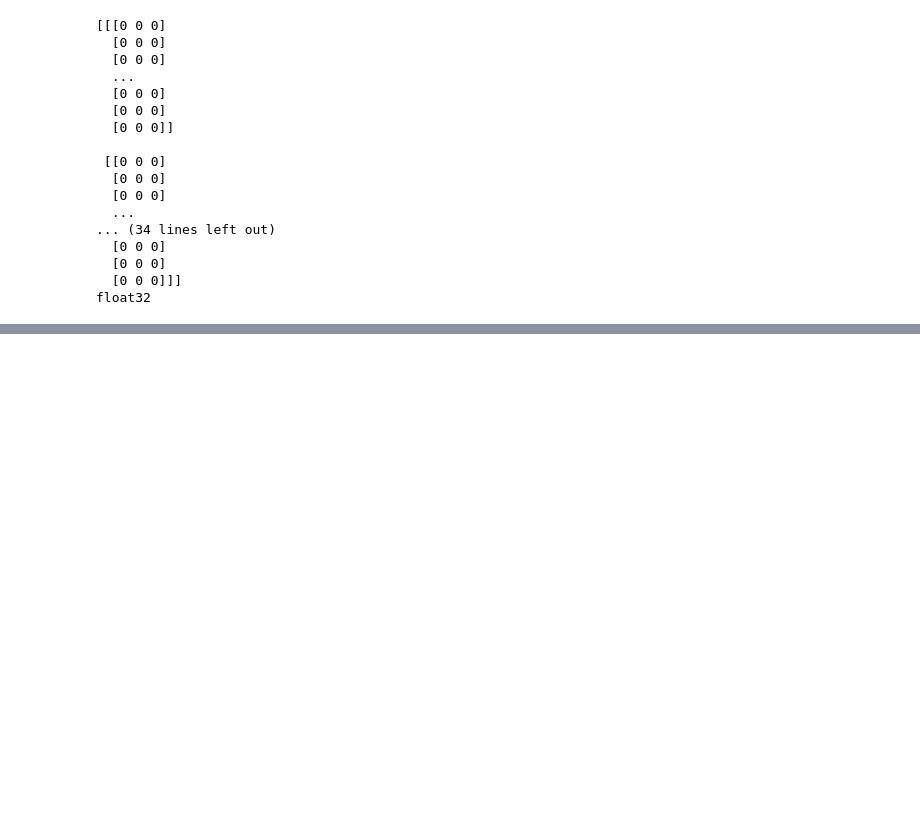
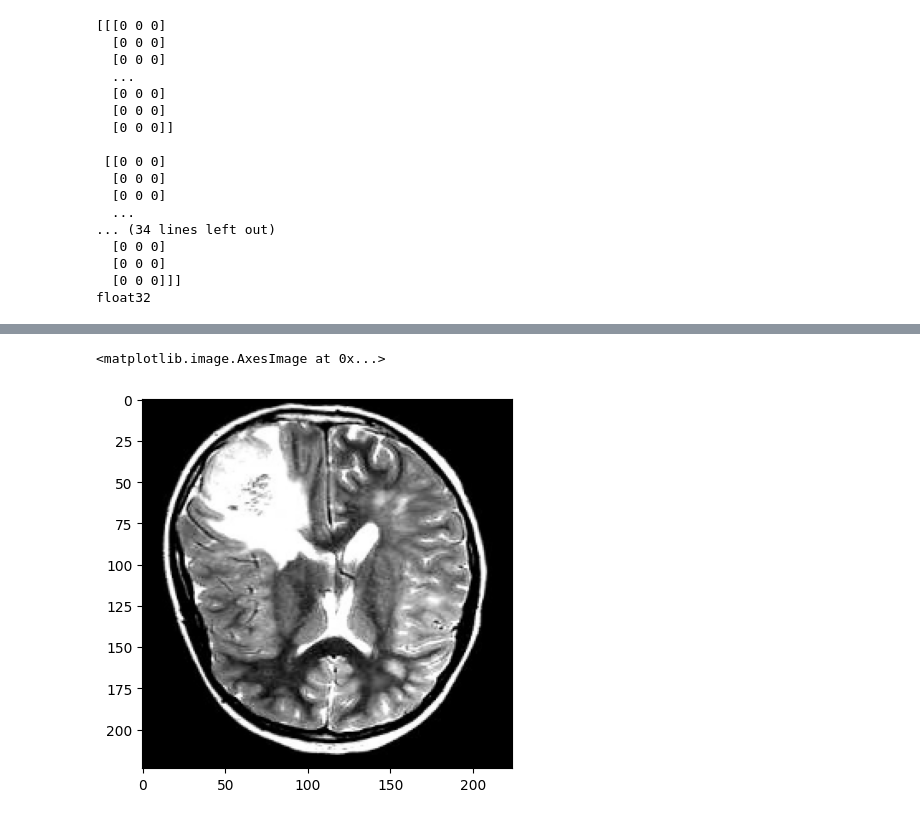
Before and after one commit to drishti-s1/Brain-Tumor-Detection-VGG16-Model, a Jupyter notebook: Copy_of_Brain_tumorDetection_using_VGG16.ipynb, the cells around one changed output, grey strips where cells are left out. Cells and saved outputs as stored; diff of their text form; code cells hidden in the pictures; blank space fills up the shorter version.

```diff
--- a/Copy_of_Brain_tumorDetection_using_VGG16.ipynb
+++ b/Copy_of_Brain_tumorDetection_using_VGG16.ipynb
@@ -229,0 +242,5 @@ float32
+# %%
+plt.imshow(Image)
+# %% [output]
+<matplotlib.image.AxesImage at 0x...>
+[figure, added]
```
Also changed, not shown: parts of 6 cells of this notebook.
